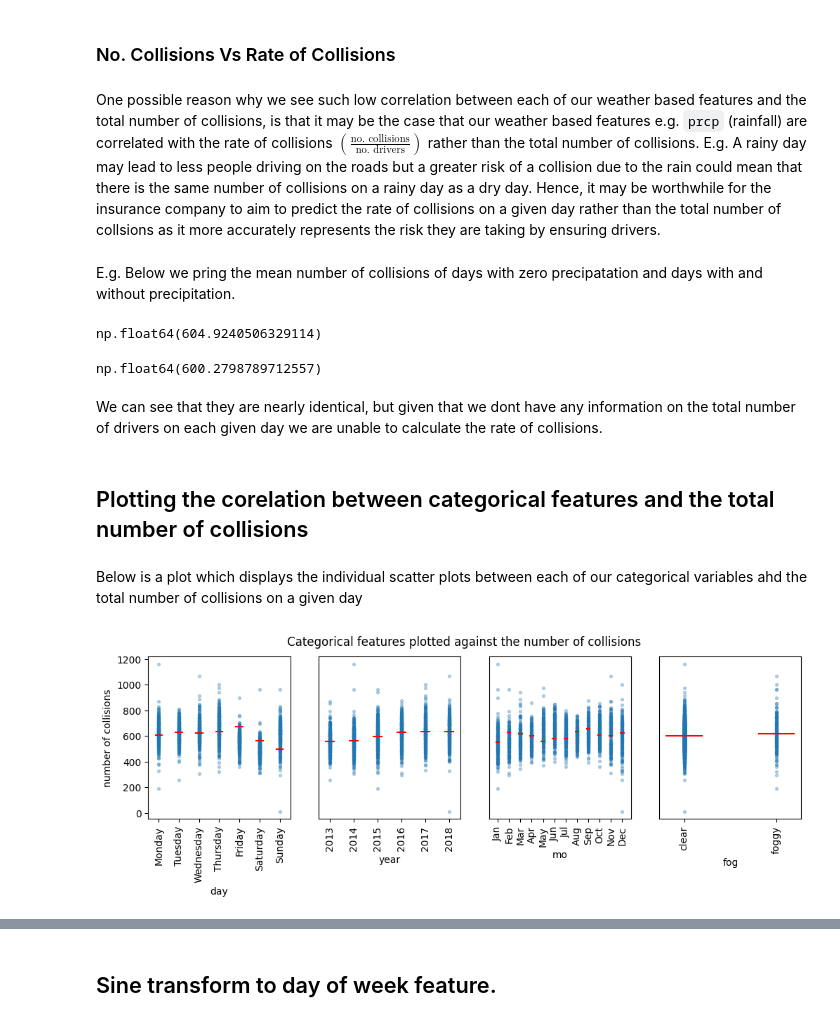
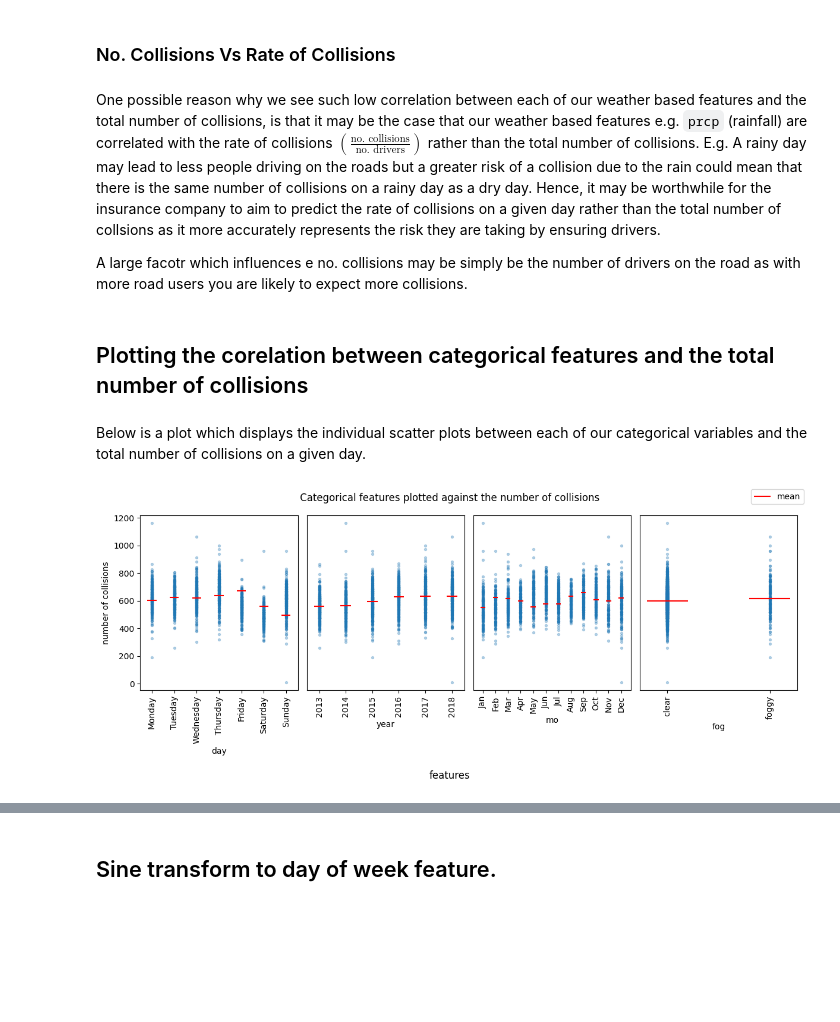
Before and after one commit to niv-en/assignments, a Jupyter notebook: MNA/assignment.ipynb, the cells around one changed output, grey strips where cells are left out. Saved outputs shown, nothing was run; the diff lists cells and outputs as text; code cells hidden in the pictures; blank space fills up the shorter version.

```diff
--- a/MNA/assignment.ipynb
+++ b/MNA/assignment.ipynb
@@ -462,7 +491,7 @@ Mean Imputation for `gust`, `wdsp`, `slp`, `visib`, `mxpsd`.
 
 feature_missing_indicator = {'gust' : 999.9 , 'wdsp' : 999.9 , 'slp' : 9999.9 , 'visib' : 999.9 , 'mxpsd'  :999.9 }
 for feature, indicator in feature_missing_indicator.items():
-    df[feature] = df[feature].replace(indicator, df[feature].mean() )
+    df[feature] = df[feature].replace(indicator, df[feature][df[feature] != indicator].mean() )
 # %% [markdown]
 ### converting dates to pandas datetime dtype
 # %% [markdown]
@@ -492,5 +521,5 @@ Its important to note that our dataset currently contains both continous and dis
 # %%
-continous_features = ['temp','dewp','slp', 'visib', 'wdsp','mxpsd','gust','max','min','prcp', 'sndp' , 'day' , 'fog' , 'NUM_COLLISIONS']
+continous_features = ['temp','dewp','slp', 'visib', 'wdsp','mxpsd','gust','max','min','prcp', 'sndp' , 'day'  , 'NUM_COLLISIONS']
 dateime_features = ['collision_date']
 categorical_features = ['day', 'year', 'mo' , 'fog' ]
 # %% [markdown]
@@ -505,8 +532,7 @@ Below is a heatmap which displays the pearsons correlation coefficient between e
 import matplotlib as mpl
 from mpl_toolkits.axes_grid1 import make_axes_locatable
 
-
-fig,ax = plt.subplots( 1,   figsize = (6,6)  )
+fig,ax = plt.subplots( 1,   figsize = (9,9)  )
 
 correlation_matrix = df[continous_features].corr().values
 
@@ -516,13 +542,13 @@ heatmap = ax.imshow( correlation_matrix , cmap = 'magma')
 for i in range(len(continous_features) ):
     for j in range(i, len(continous_features)  ):
         if correlation_matrix[i,j] > 0.2:
-            ax.text(i,j, round(correlation_matrix[i,j], 2) , size = 6, ha = 'center' , va = 'center'  )
+            ax.text(i,j, round(correlation_matrix[i,j], 2) , size = 8, ha = 'center' , va = 'center'  )
         else:
-            ax.text(i,j, round(correlation_matrix[i,j], 2) , size = 6, ha = 'center' , va = 'center' , c = 'white' )
+            ax.text(i,j, round(correlation_matrix[i,j], 2) , size = 8, ha = 'center' , va = 'center' , c = 'white' )
       # plt.text(j,i , round(correlation_matrix[i,j], 2) , size = 6, ha = 'center' , va = 'center'  )
 
 divider = make_axes_locatable(ax)
-cax = divider.append_axes('right', size='7%', pad=0.1 )
+cax = divider.append_axes('right',  size='7%', pad=0.1 )
 
 fig.colorbar(heatmap, cax = cax  )
 
@@ -566,34 +586,22 @@ Finally `slp` ( mean sea level pressure) is quite strongly correlated with `visi
 ### No. Collisions Vs Rate of Collisions
 # %% [markdown]
 One possible reason why we see such low correlation between each of our weather based features and the total number of collisions, is that it may be the case that our weather based features e.g. `prcp` (rainfall) are correlated with the rate of collisions $\left(\frac{\text{no. collisions}}{\text{no. drivers}} \right)$ rather than the total number of collisions. E.g. A rainy day may lead to less people driving on the roads but a greater risk of a collision due to the rain could mean that there is the same number of collisions on a rainy day as a dry day. Hence, it may be worthwhile for the insurance company to aim to predict the rate of collisions on a given day rather than the total number of collsions as it more accurately represents the risk they are taking by ensuring drivers.
+
+A large facotr which influences e no. collisions may be simply be the number of drivers on the road as with more road users you are likely to expect more collisions.
-# %% [markdown]
-E.g. Below we pring the mean number of collisions of days with zero precipatation and days with and without precipitation.
-# %%
-#printing the mean number of collisions on days with rain
-df[df.prcp > 0 ].NUM_COLLISIONS.mean()
-# %% [output]
-np.float64(604.9240506329114)
-# %%
-# printing the mean number of collisions on days without rain
-df[df.prcp == 0 ].NUM_COLLISIONS.mean()
-# %% [output]
-np.float64(600.2798789712557)
-# %% [markdown]
-We can see that they are nearly identical, but given that we dont have any information on the total number of drivers on each given day we are unable to calculate the rate of collisions.
 # %% [markdown]
 ## Plotting the corelation between categorical features and the total number of collisions
 # %% [markdown]
-Below is a plot which displays the individual scatter plots between each of our categorical variables ahd the total number of collisions on a given day
+Below is a plot which displays the individual scatter plots between each of our categorical variables and the total number of collisions on a given day.
 # %%
-import math
-
+#converting al of our features to str, to ensure our xticks are formatted correctly
 for feature in categorical_features:
     df[feature] = df[feature].astype('string')
 
-#setting the number of subplots equal to the number of features we wish to plot
+#setting the number of subplots equal to our number of features
+
 n_subplots = len(categorical_features)
 
-fig, ax = plt.subplots( 1, n_subplots , figsize = (12,  3   ) )
+fig, ax = plt.subplots( 1, n_subplots , figsize = (12, 5     ) )
 
 fig.suptitle(' Categorical features plotted against the number of collisions ')
 
@@ -606,34 +614,39 @@ xticks_dict = {'day': ['Monday', 'Tuesday', 'Wednesday', 'Thursday', 'Friday', '
 y_idx = 0
 for idx, categorical_feature in enumerate(categorical_features):
 
     #only want to set a y label for the first plot as it will be shared between the rest
     if idx == 0:
         ax[idx].set_ylabel('number of collisions')
     else:
         ax[idx].set_yticks([])
 
 
     ax[idx].set_xlabel(categorical_feature)
 
     ax[idx].scatter(df[categorical_feature], df.NUM_COLLISIONS, s= 8 , alpha = 0.3  )
 
     #if our feature has predefined xticks(day,month) assign them to our plot else use the existing onces
     if xticks_dict.get(categorical_feature):
         xticks = xticks_dict.get(categorical_feature)
     else:
         xticks = ax[idx].get_xticklabels()
 
     ax[idx].set_xticks(np.arange(len(xticks) ) , xticks, rotation = 90 )
 
     #calculating the mean number of collisions for each setting of our discrete variable and plotting it
     means = df.groupby(categorical_feature)['NUM_COLLISIONS'].mean()
     for i,mean in enumerate(means):
         ax[idx].hlines(mean, i - 0.2, i + 0.2,  color = 'red'   )
 
     if idx % 2 == 0:
         y_idx = +1
+
+ax[idx].hlines(mean, i - 0.2, i + 0.2,  color = 'red'  , label = 'mean' )
+fig.supxlabel('features')
+fig.tight_layout()
+fig.legend();
 # %% [output]
-[figure, old version]
+[figure, new version]
 # %% [markdown]
 The scatter plots have been plotted with an alpha of 0.5, meaning that darker blue areas imply greater frequency of points and the red  bars indicate the mean number of collisions for each setting of our discrete variable.
 
```
Also changed, not shown: parts of 109 cells of this notebook.
